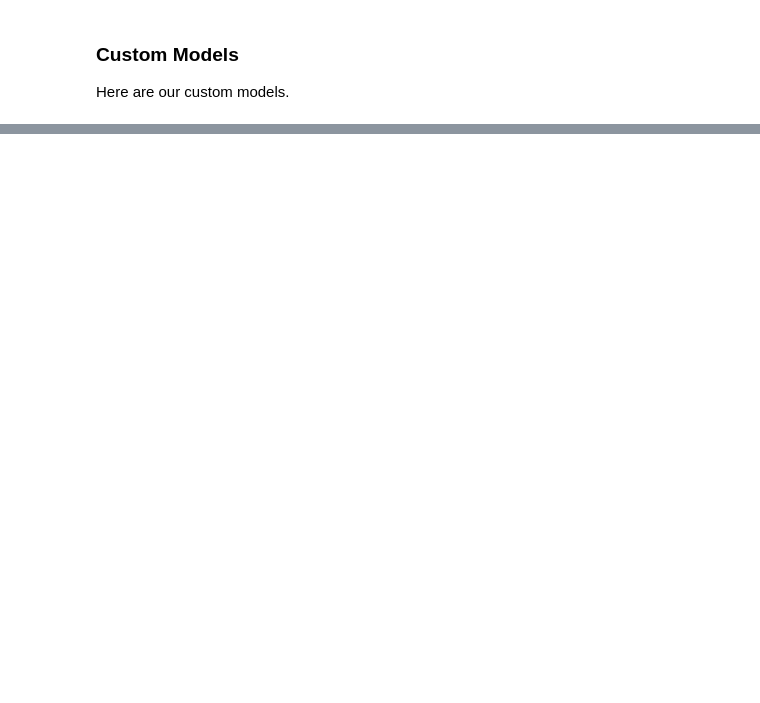
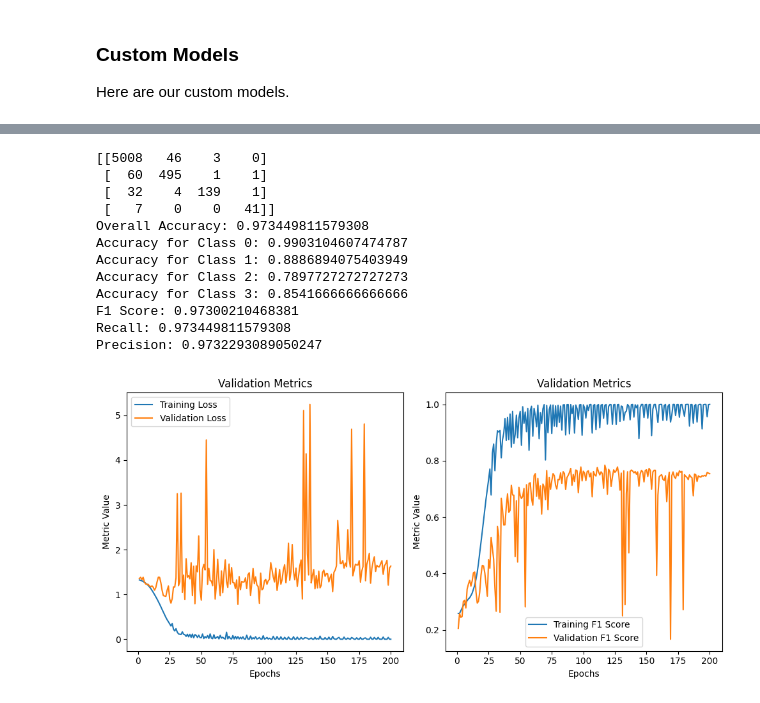
Before and after one commit to LHJJosh/DeepDementiaDetect, a Jupyter notebook: oasis_3_notebook.ipynb, the cells around one changed output, grey strips where cells are left out. Cells and saved outputs as stored; diff of their text form; code cells hidden in the pictures; blank space fills up the shorter version.

```diff
--- a/oasis_3_notebook.ipynb
+++ b/oasis_3_notebook.ipynb
@@ -1405,16 +1406,18 @@ NameError: name 'model6' is not defined
 # %%
-# ##Train
-# # Load model7
-# model7 = UNet_with_ResNet_Blocks(num_classes=4)
+##Train
+# Load model7
+model7 = UNet_with_ResNet_Blocks(num_classes=4)
 
-# summary(model7, (3, 224, 224))
+summary(model7, (3, 224, 224))
 
-# ## Define the loss function and optimizer
-# # criterion = nn.CrossEntropyLoss(weight=weights_tensor)
-# # Use the hierarchical cross-entropy loss function
-# criterion = HierarchicalCrossEntropyLoss(weight=weights_tensor)
-# optimizer = optim.Adam(model7.parameters(), lr=0.0001, betas=(0.9, 0.999), weight_decay=1e-5)
-# model7 = train_model(model7, num_epochs=100, model_name='UNet_with_ResNet_Blocks')
+## Define the loss function and optimizer
+criterion = nn.CrossEntropyLoss(weight=weights_tensor)
+optimizer = optim.Adam(model7.parameters(), lr=0.0001, betas=(0.9, 0.999), weight_decay=1e-5)
+
+# Train the model
+metric_history = {'val_loss': [], 'val_f1': [], 'train_loss': [], 'train_f1': []}
+model_name='UNet_with_ResNet_Blocks_w_crossentropy'
+model7 = train_model(model7, model_name=model_name, num_epochs=100, early_stopping=False)
 # %% [output]
 ==========================================================================================
 Layer (type:depth-idx)                   Output Shape              Param #
@@ -1470 +1439,36 @@ Val Loss: 1.4973802139497783, Val Accuracy: 0.652676659528908, Val F1: 0.3030825
+# %%
+## Evaluate
+overall_accuracy, class_accuracies, f1, recall, precision = evaluate_model(model7, test_dataloader, device)
+print(f'Overall Accuracy: {overall_accuracy}')
+for i, class_accuracy in enumerate(class_accuracies):
+    print(f'Accuracy for Class {i}: {class_accuracy}')
+print(f'F1 Score: {f1}')
+print(f'Recall: {recall}')
+print(f'Precision: {precision}')
+
+# Convert metric history to a DataFrame
+metric_df = pd.DataFrame(metric_history)
+
+# Save the DataFrame to a CSV file
+csv_file_path = os.path.join('checkpoints/', f'{model_name}_metrics.csv')
+if not os.path.exists(csv_file_path):
+    metric_df.to_csv(csv_file_path, index=False)
+else:
+    metric_df.to_csv(csv_file_path, mode='a', header=False, index=False)
+
+plot_metrics_from_csv(model_name, title='Validation Metrics', ylabel='Metric Value')
+# %% [output]
+[[5008   46    3    0]
+ [  60  495    1    1]
+ [  32    4  139    1]
+ [   7    0    0   41]]
+Overall Accuracy: 0.973449811579308
+Accuracy for Class 0: 0.9903104607474787
+Accuracy for Class 1: 0.8886894075403949
+Accuracy for Class 2: 0.7897727272727273
+Accuracy for Class 3: 0.8541666666666666
+F1 Score: 0.97300210468381
+Recall: 0.973449811579308
+Precision: 0.9732293089050247
+[figure, added]
 # %%
```
Also changed, not shown: parts of 25 cells of this notebook.
